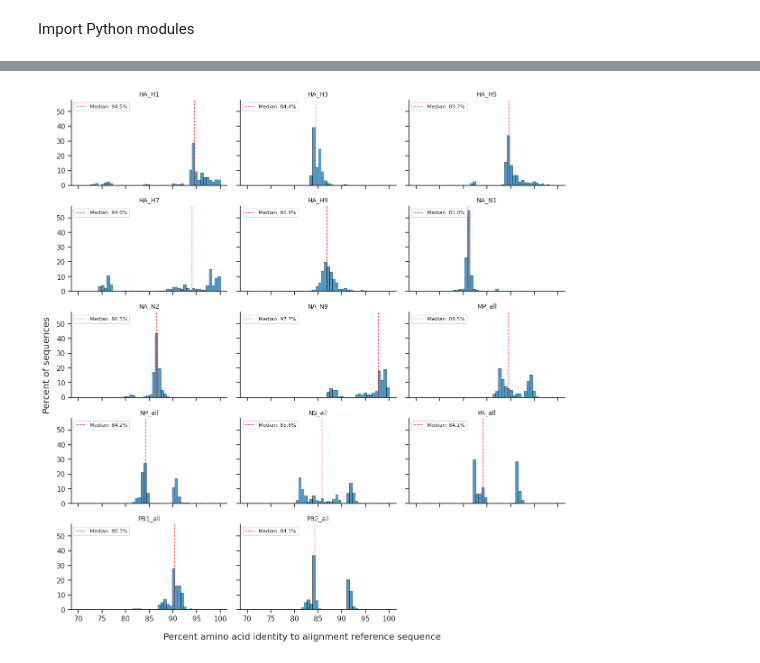
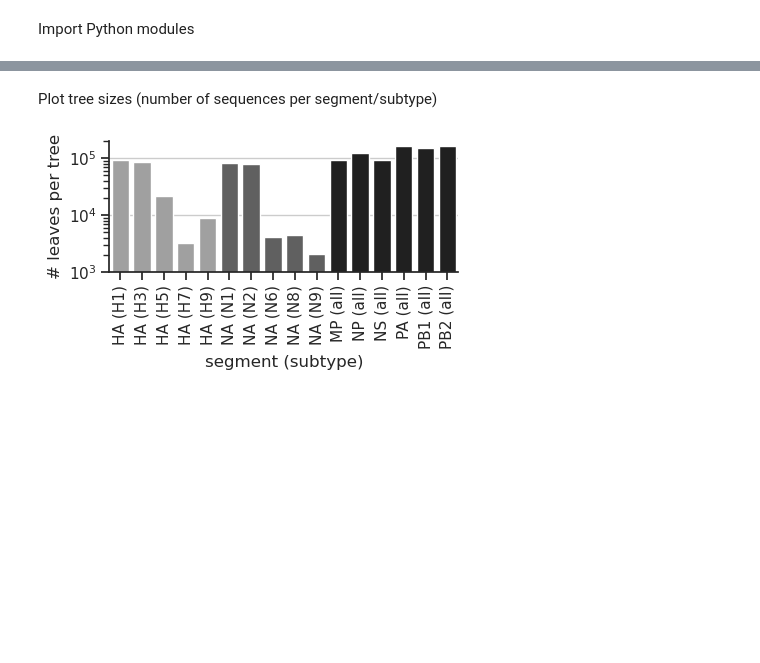
Before and after one commit to matsengrp/flu-usher, a Jupyter notebook: notebooks/analyze_alignments.ipynb, the cells around one changed output, grey strips where cells are left out. Drawn from its saved outputs; the diff is of its cells as text; code cells hidden in the pictures; blank space fills up the shorter version.

```diff
--- a/notebooks/analyze_alignments.ipynb
+++ b/notebooks/analyze_alignments.ipynb
@@ -176,54 +120,26 @@ Plot the distribution of percent amino-acid identities for each segment-subtype
-# %%
-# Get unique segment-subtypes and order them
-segment_subtypes = identity_df['segment_subtype'].unique()
-
-# Use the same ordering as before
-ha_segments = sorted([s for s in segment_subtypes if s.startswith('HA_')])
-na_segments = sorted([s for s in segment_subtypes if s.startswith('NA_')])
-other_segments = sorted([s for s in segment_subtypes if not s.startswith('HA_') and not s.startswith('NA_')])
-ordered_segments = ha_segments + na_segments + other_segments
-
-# Create subplots with shared axes
-n_segments = len(ordered_segments)
-n_cols = 3
-n_rows = (n_segments + n_cols - 1) // n_cols  # Ceiling division
-
-fig, axes = plt.subplots(n_rows, n_cols, figsize=(12, n_rows * 2.5), sharex=True, sharey=True)
-axes = axes.flatten() if n_segments > 1 else [axes]
-
-# Define common bins for all histograms
-bins = np.linspace(70, 100, 51)
-
-for idx, segment_subtype in enumerate(ordered_segments):
-    ax = axes[idx]
-
-    # Get data for this segment-subtype
-    data = identity_df[identity_df['segment_subtype'] == segment_subtype]['percent_identity']
-
-    # Plot histogram with common bins, using weights to show percentages
-    weights = np.ones(len(data)) / len(data) * 100
-    ax.hist(data, bins=bins, weights=weights, alpha=0.7, edgecolor='black', linewidth=0.5)
-    ax.set_title(segment_subtype, fontsize=10)
-
-    # Add median statistic
-    median_val = data.median()
-    ax.axvline(median_val, color='red', linestyle='--', linewidth=1, alpha=0.7, label=f'Median: {median_val:.1f}%')
-    ax.legend(fontsize=8, loc='upper left')
-
-    # Add horizontal grid lines
-    ax.yaxis.grid(True, linestyle='-', alpha=0.3)
-
-    sns.despine(ax=ax)
-
-# Hide any unused subplots
-for idx in range(n_segments, len(axes)):
-    axes[idx].axis('off')
-
-# Set common axis labels on outer subplots only
-fig.supxlabel('Percent amino acid identity to alignment reference sequence')
-fig.supylabel('Percent of sequences')
-
-plt.tight_layout()
-plt.show()
-# %% [output]
-[figure, removed]
+# %% [markdown]
+Plot tree sizes (number of sequences per segment/subtype)
+# %%
+plt.figure(figsize=(4.5,1.7))
+
+# Create color palette based on segment type
+colors = []
+for segment in nseqs_df_ordered['segment_subtype']:
+    if segment.startswith('HA ('):
+        colors.append('#a0a0a0')  # Medium-light gray for HA
+    elif segment.startswith('NA ('):
+        colors.append('#606060')  # Medium-dark gray for NA
+    else:
+        colors.append('#202020')  # Very dark gray for other segments
+
+sns.barplot(x='segment_subtype', y='passed', hue='segment_subtype', data=nseqs_df_ordered, palette=colors, legend=False)
+plt.xticks(rotation=90)
+plt.yscale('log')
+plt.ylim([1e3, 2e5])
+plt.ylabel('# leaves per tree')
+plt.xlabel('segment (subtype)')
+plt.grid(axis='y')
+sns.despine()
+plt.show()
+# %% [output]
+[figure, added]
```
Also changed, not shown: parts of 14 cells of this notebook, 2 other files.
